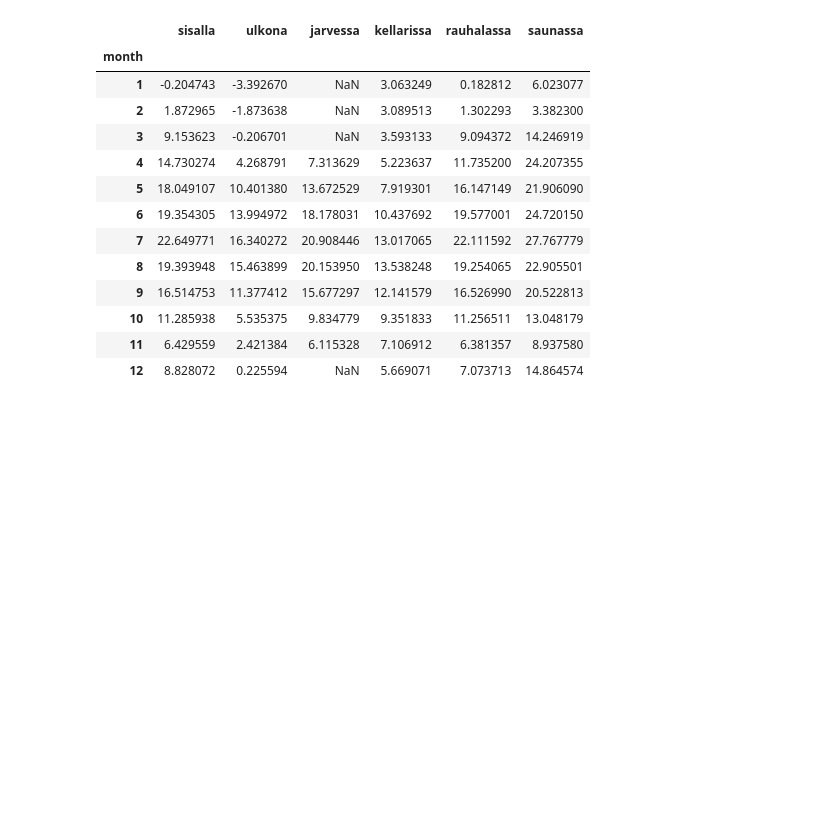
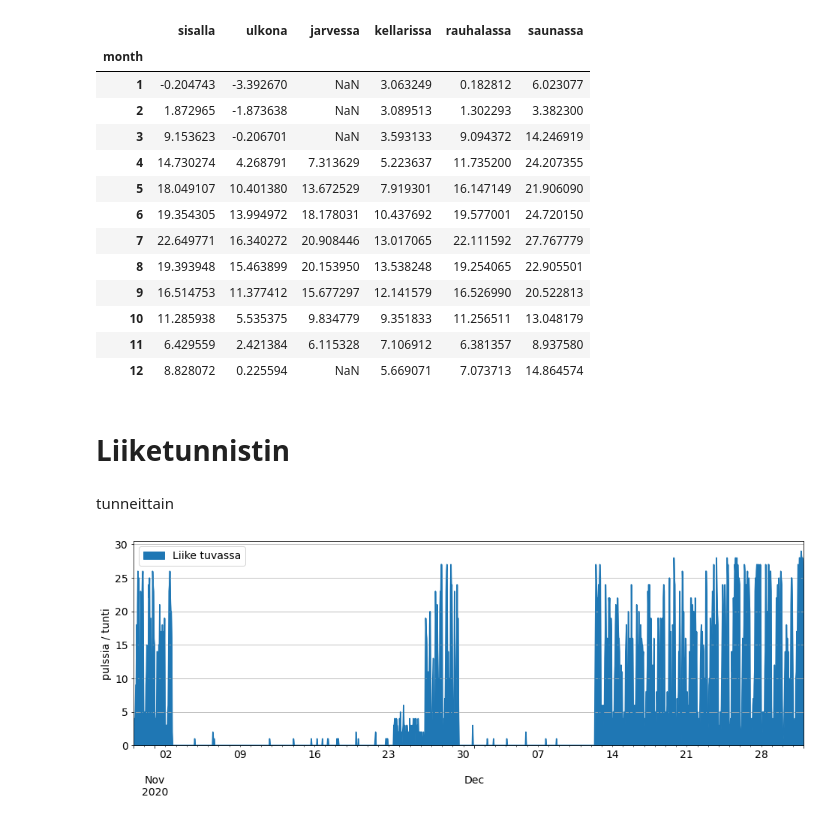
Before and after one commit to vuorenkoski/lampotilat, a Jupyter notebook: datan_esittaminen.ipynb, the cells around one changed output. Cells and saved outputs as stored; diff of their text form; code cells hidden in the pictures; blank space fills up the shorter version.

```diff
--- a/datan_esittaminen.ipynb
+++ b/datan_esittaminen.ipynb
@@ -153,3 +154,26 @@ df_monthly.groupby(['month']).mean()
 | 10 | 11.285938 | 5.535375 | 9.834779 | 9.351833 | 11.256511 | 13.048179 |
 | 11 | 6.429559 | 2.421384 | 6.115328 | 7.106912 | 6.381357 | 8.937580 |
 | 12 | 8.828072 | 0.225594 | NaN | 5.669071 | 7.073713 | 14.864574 |
+# %% [markdown]
+# Liiketunnistin
+# %% [markdown]
+tunneittain
+# %%
+df = pd.read_csv(csv_folder+'liike.csv', sep=',', warn_bad_lines=False, error_bad_lines=False, dtype=str)
+df.columns = ['epoch']
+df = df[df['epoch'].str.len()<15]
+df['epoch'] = df['epoch'].str[0:-3]
+df['Liike tuvassa'] = 1
+df['date'] = pd.to_datetime(df['epoch'], unit='s', utc=True)
+df = df.set_index('date').drop(columns=['epoch'])
+df = df.tz_convert(tz=timezone)
+df = df.groupby(pd.Grouper(freq='H')).sum()
+
+fig = df.loc['2020-10-30':'2020-12-31'].plot.area(figsize=(16, 5), fontsize=14).get_figure()
+fig.axes[0].legend(loc='best', fontsize=14)
+fig.axes[0].set_ylabel('pulssia / tunti', fontsize=14)
+fig.axes[0].set_xlabel('')
+fig.axes[0].grid(axis='y')
+fig.savefig('chart.png')
+# %% [output]
+[figure, added]
```
Also changed, not shown: parts of 7 cells of this notebook, 9 other files.
